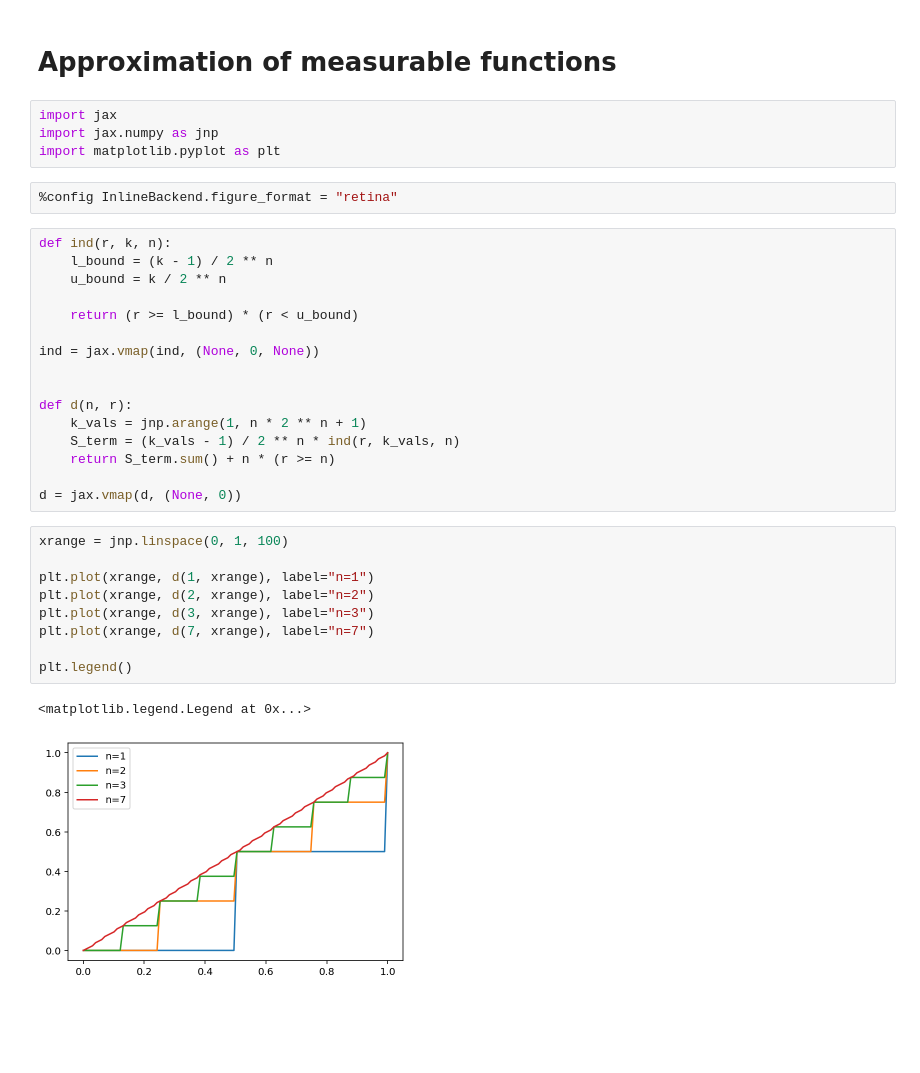
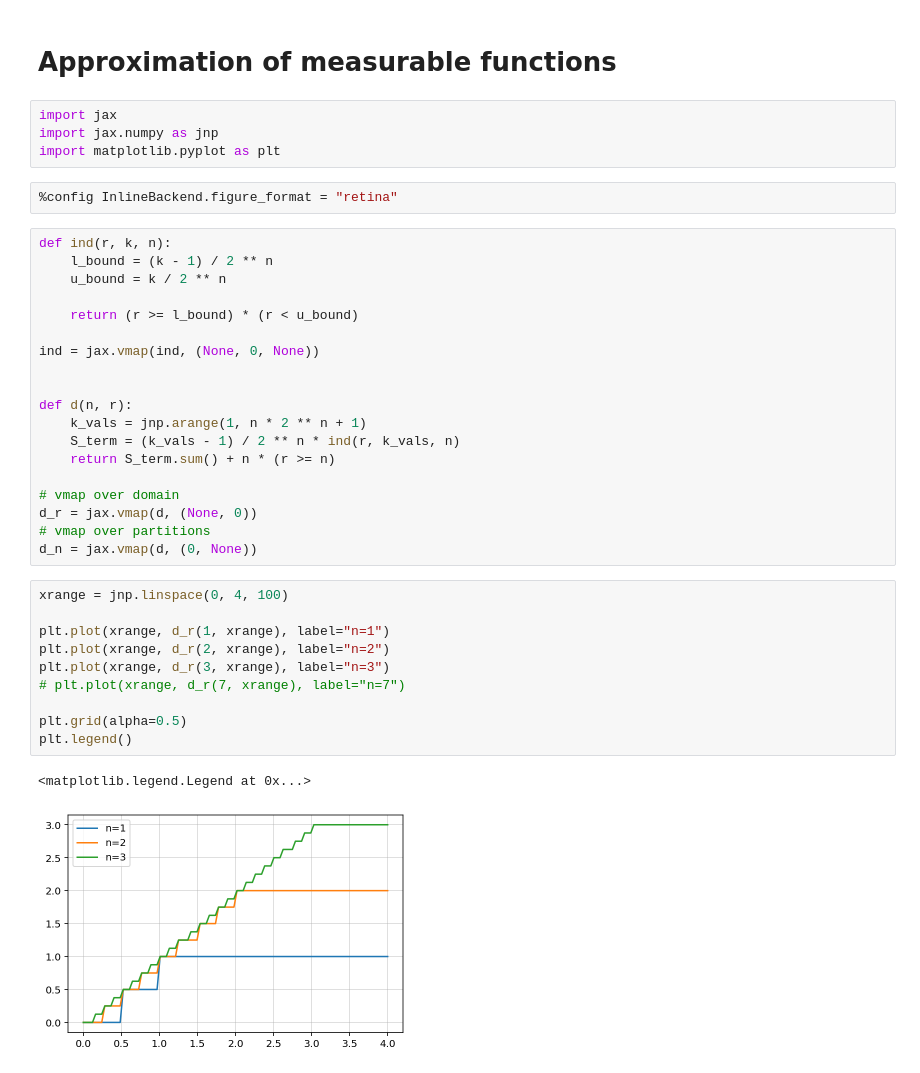
Before and after one commit to gerdm/misc, a Jupyter notebook: 2021-12/measurable-function-approx.ipynb, the cells around one changed output. Cells and saved outputs as stored; diff of their text form; blank space fills up the shorter version.

```diff
--- a/2021-12/measurable-function-approx.ipynb
+++ b/2021-12/measurable-function-approx.ipynb
@@ -1,9 +1,9 @@
 # %% [markdown]
 # Approximation of measurable functions
-# %%
-import jax
-import jax.numpy as jnp
-import matplotlib.pyplot as plt
+# %%
+import jax
+import jax.numpy as jnp
+import matplotlib.pyplot as plt
 # %%
 %config InlineBackend.figure_format = "retina"
 # %%
@@ -21,16 +21,20 @@ def d(n, r):
     S_term = (k_vals - 1) / 2 ** n * ind(r, k_vals, n)
     return S_term.sum() + n * (r >= n)
 
-d = jax.vmap(d, (None, 0))
+# vmap over domain
+d_r = jax.vmap(d, (None, 0))
+# vmap over partitions
+d_n = jax.vmap(d, (0, None))
 # %%
-xrange = jnp.linspace(0, 1, 100)
+xrange = jnp.linspace(0, 4, 100)
 
-plt.plot(xrange, d(1, xrange), label="n=1")
-plt.plot(xrange, d(2, xrange), label="n=2")
-plt.plot(xrange, d(3, xrange), label="n=3")
-plt.plot(xrange, d(7, xrange), label="n=7")
+plt.plot(xrange, d_r(1, xrange), label="n=1")
+plt.plot(xrange, d_r(2, xrange), label="n=2")
+plt.plot(xrange, d_r(3, xrange), label="n=3")
+# plt.plot(xrange, d_r(7, xrange), label="n=7")
 
+plt.grid(alpha=0.5)
 plt.legend()
 # %% [output]
 <matplotlib.legend.Legend at 0x...>
-[figure, old version]
+[figure, new version]
```
Also changed, not shown: parts of 1 cell of this notebook.
